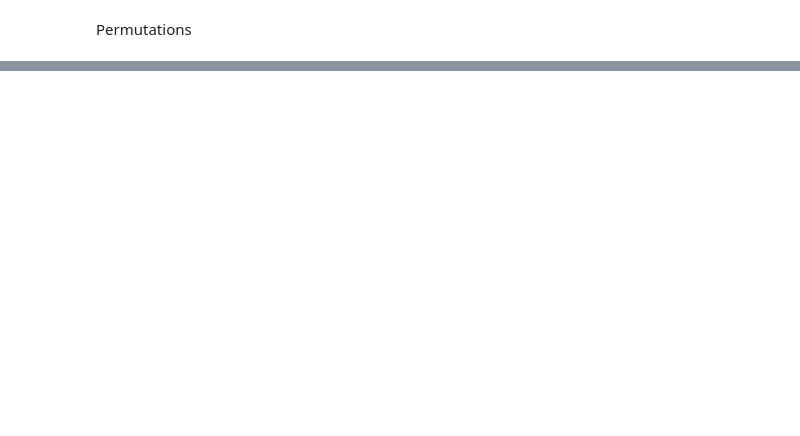
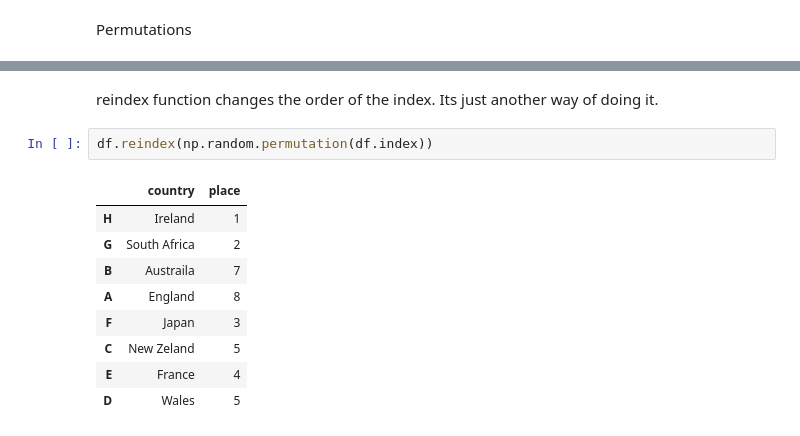
Before and after one commit to bexiturley/assignment-2019-programming-and-data-analysis, a Jupyter notebook: numpyrandom.ipynb, the cells around one changed output, grey strips where cells are left out. Drawn from its saved outputs; the diff is of its cells as text; blank space fills up the shorter version.

```diff
--- a/numpyrandom.ipynb
+++ b/numpyrandom.ipynb
@@ -214,0 +285,14 @@ ModuleNotFoundError: No module named 'permutation'
+# %% [markdown]
+reindex function changes the order of the index. Its just another way of doing it.
+# %%
+df.reindex(np.random.permutation(df.index))
+# %% [output]
+|  | country | place |
+| H | Ireland | 1 |
+| G | South Africa | 2 |
+| B | Austraila | 7 |
+| A | England | 8 |
+| F | Japan | 3 |
+| C | New Zeland | 5 |
+| E | France | 4 |
+| D | Wales | 5 |
```
Also changed, not shown: parts of 36 cells of this notebook.
